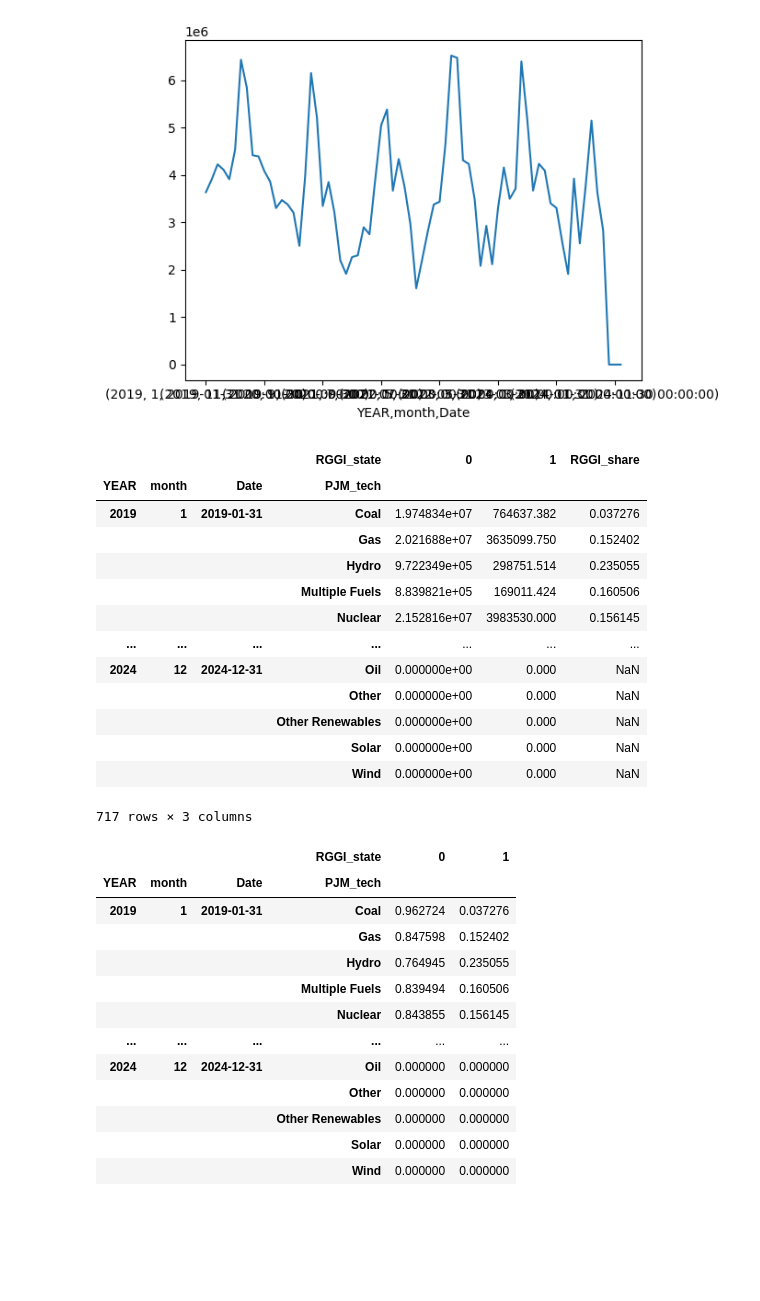
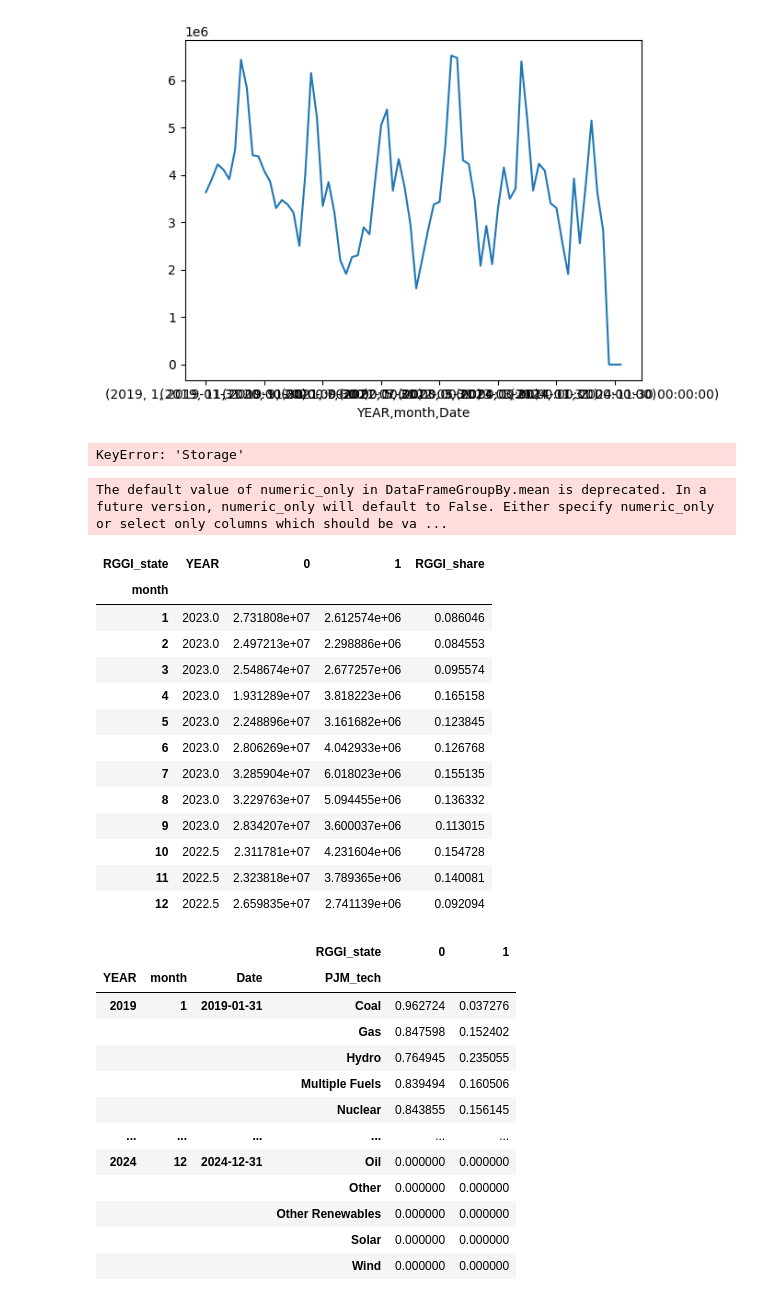
Before and after one commit to AlexChild89/RGGI_capacity_data, a Jupyter notebook: test_generator.ipynb, the cells around one changed output. Drawn from its saved outputs; the diff is of its cells as text; code cells hidden in the pictures; blank space fills up the shorter version.

```diff
--- a/test_generator.ipynb
+++ b/test_generator.ipynb
@@ -416,23 +416,28 @@ rggi_share.unstack('PJM_tech')[1]['Gas'].plot()
 [figure]
 # %%
 rggi_share['RGGI_share'] = rggi_share[1]/rggi_share[[0,1]].sum(axis=1)
-# %%
-rggi_share
-# %% [output]
-|  |  |  | RGGI_state | 0 | 1 | RGGI_share |
-| YEAR | month | Date | PJM_tech |  |  |  |
-| 2019 | 1 | 2019-01-31 | Coal | 1.974834e+07 | 764637.382 | 0.037276 |
-|  |  |  | Gas | 2.021688e+07 | 3635099.750 | 0.152402 |
-|  |  |  | Hydro | 9.722349e+05 | 298751.514 | 0.235055 |
-|  |  |  | Multiple Fuels | 8.839821e+05 | 169011.424 | 0.160506 |
-|  |  |  | Nuclear | 2.152816e+07 | 3983530.000 | 0.156145 |
-| ... | ... | ... | ... | ... | ... | ... |
-| 2024 | 12 | 2024-12-31 | Oil | 0.000000e+00 | 0.000 | NaN |
-|  |  |  | Other | 0.000000e+00 | 0.000 | NaN |
-|  |  |  | Other Renewables | 0.000000e+00 | 0.000 | NaN |
-|  |  |  | Solar | 0.000000e+00 | 0.000 | NaN |
-|  |  |  | Wind | 0.000000e+00 | 0.000 | NaN |
-717 rows × 3 columns
+# %%
+px.line(rggi_share.dropna(subset=['RGGI_share']).pivot_table(index=['month','PJM_tech'],columns='YEAR',values='RGGI_share').loc[:,'Storage',:])
+# %% [output]
+KeyError: 'Storage'
+# %%
+rggi_share.dropna(subset=['RGGI_share']).loc[2022:].reset_index().groupby(['month','PJM_tech']).mean().loc[:,'Gas',:]
+# %% [output]
+The default value of numeric_only in DataFrameGroupBy.mean is deprecated. In a future version, numeric_only will default to False. Either specify numeric_only or select only columns which should be va ...
+| RGGI_state | YEAR | 0 | 1 | RGGI_share |
+| month |  |  |  |  |
+| 1 | 2023.0 | 2.731808e+07 | 2.612574e+06 | 0.086046 |
+| 2 | 2023.0 | 2.497213e+07 | 2.298886e+06 | 0.084553 |
+| 3 | 2023.0 | 2.548674e+07 | 2.677257e+06 | 0.095574 |
+| 4 | 2023.0 | 1.931289e+07 | 3.818223e+06 | 0.165158 |
+| 5 | 2023.0 | 2.248896e+07 | 3.161682e+06 | 0.123845 |
+| 6 | 2023.0 | 2.806269e+07 | 4.042933e+06 | 0.126768 |
+| 7 | 2023.0 | 3.285904e+07 | 6.018023e+06 | 0.155135 |
+| 8 | 2023.0 | 3.229763e+07 | 5.094455e+06 | 0.136332 |
+| 9 | 2023.0 | 2.834207e+07 | 3.600037e+06 | 0.113015 |
+| 10 | 2022.5 | 2.311781e+07 | 4.231604e+06 | 0.154728 |
+| 11 | 2022.5 | 2.323818e+07 | 3.789365e+06 | 0.140081 |
+| 12 | 2022.5 | 2.659835e+07 | 2.741139e+06 | 0.092094 |
 # %%
 pjm.groupby(['YEAR','month','Date','PJM_tech','RGGI_state'])['Generation_share_PJM'].sum().unstack('RGGI_state')
 # %% [output]
```
Also changed, not shown: 18 other files.
